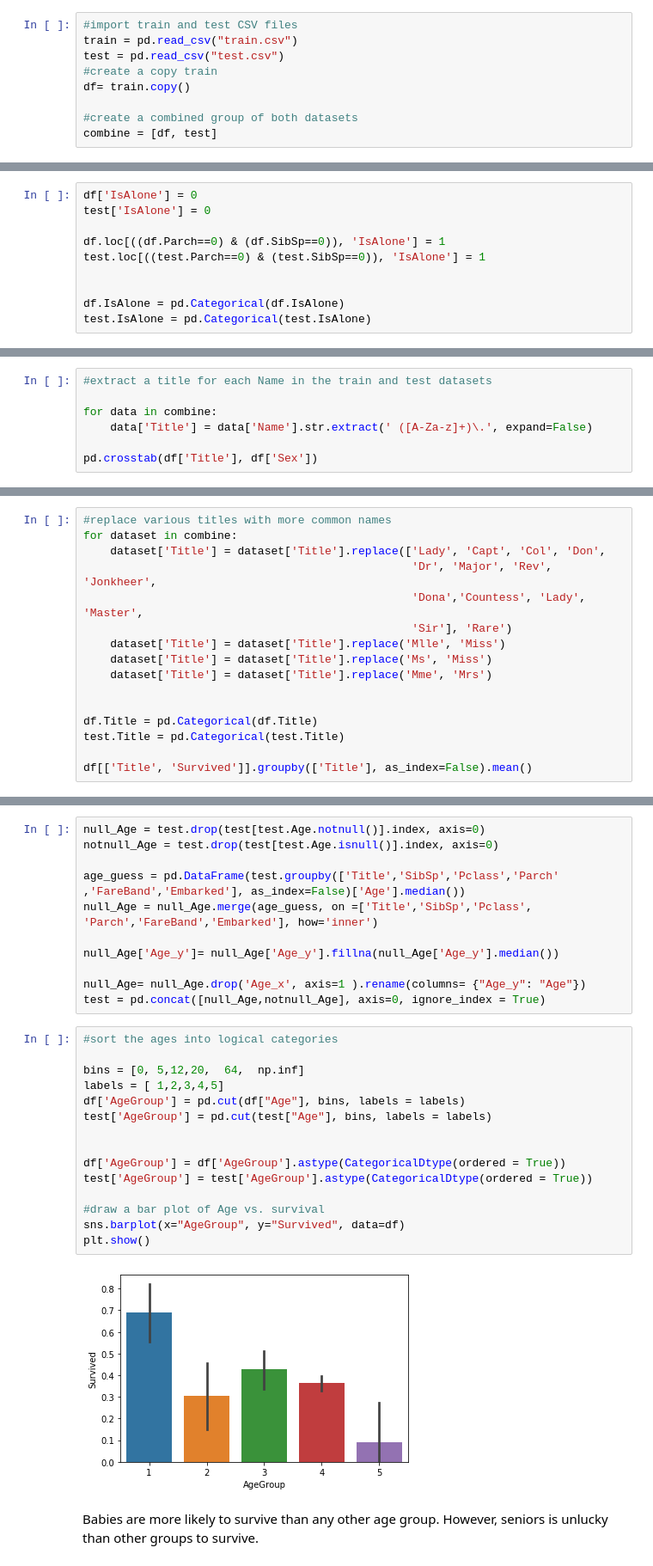
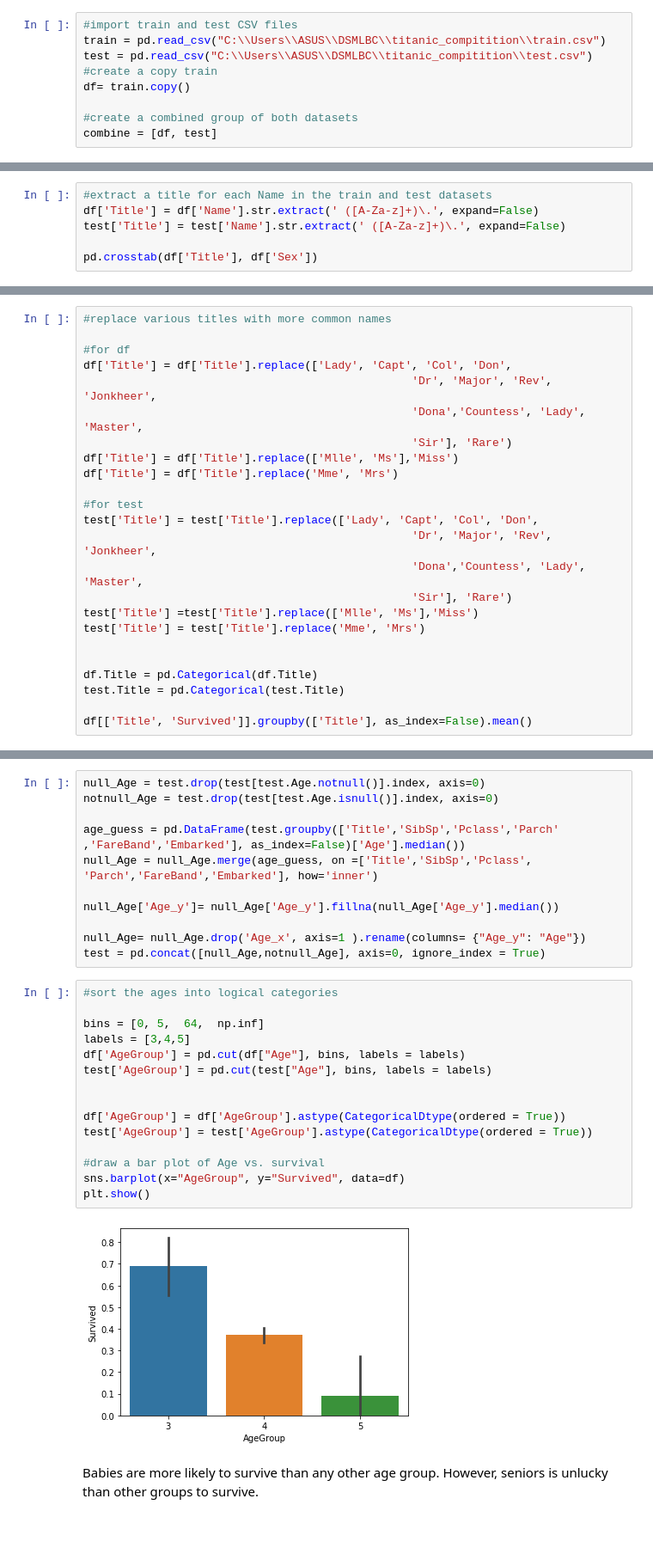
Before and after one commit to MOzanInal/Applying-ANN-Algorithm-on-Titanic-Dataset, a Jupyter notebook: titanic_workbook_V2.ipynb, the cells around one changed output, grey strips where cells are left out. Shown: that part at 86% size. Drawn from its saved outputs; the diff is of its cells as text; blank space fills up the shorter version.

```diff
--- a/titanic_workbook_V2.ipynb
+++ b/titanic_workbook_V2.ipynb
@@ -21,8 +21,8 @@ from sklearn.model_selection import train_test_split, GridSearchCV
 ### 2) Read in and Explore the Data
 # %%
 #import train and test CSV files
-train = pd.read_csv("train.csv")
-test = pd.read_csv("test.csv")
+train = pd.read_csv("C:\\Users\\ASUS\\DSMLBC\\titanic_compitition\\train.csv")
+test = pd.read_csv("C:\\Users\\ASUS\\DSMLBC\\titanic_compitition\\test.csv")
 #create a copy train
 df= train.copy()
 
@@ -414,20 +390,9 @@ Name: Fare, dtype: float64
-# %%
-df['IsAlone'] = 0
-test['IsAlone'] = 0
-
-df.loc[((df.Parch==0) & (df.SibSp==0)), 'IsAlone'] = 1
-test.loc[((test.Parch==0) & (test.SibSp==0)), 'IsAlone'] = 1
-
-
-df.IsAlone = pd.Categorical(df.IsAlone)
-test.IsAlone = pd.Categorical(test.IsAlone)
 # %% [markdown]
 #### Title Feature
 # %%
 #extract a title for each Name in the train and test datasets
-
-for data in combine:
-    data['Title'] = data['Name'].str.extract(' ([A-Za-z]+)\.', expand=False)
+df['Title'] = df['Name'].str.extract(' ([A-Za-z]+)\.', expand=False)
+test['Title'] = test['Name'].str.extract(' ([A-Za-z]+)\.', expand=False)
 
 pd.crosstab(df['Title'], df['Sex'])
 # %% [output]
@@ -452,14 +417,22 @@ pd.crosstab(df['Title'], df['Sex'])
 | Sir | 0 | 1 |
 # %%
 #replace various titles with more common names
-for dataset in combine:
-    dataset['Title'] = dataset['Title'].replace(['Lady', 'Capt', 'Col', 'Don',
+
+#for df
+df['Title'] = df['Title'].replace(['Lady', 'Capt', 'Col', 'Don',
                                                  'Dr', 'Major', 'Rev', 'Jonkheer',
                                                  'Dona','Countess', 'Lady', 'Master',
                                                  'Sir'], 'Rare')
-    dataset['Title'] = dataset['Title'].replace('Mlle', 'Miss')
-    dataset['Title'] = dataset['Title'].replace('Ms', 'Miss')
-    dataset['Title'] = dataset['Title'].replace('Mme', 'Mrs')
+df['Title'] = df['Title'].replace(['Mlle', 'Ms'],'Miss')
+df['Title'] = df['Title'].replace('Mme', 'Mrs')
+
+#for test
+test['Title'] = test['Title'].replace(['Lady', 'Capt', 'Col', 'Don',
+                                                 'Dr', 'Major', 'Rev', 'Jonkheer',
+                                                 'Dona','Countess', 'Lady', 'Master',
+                                                 'Sir'], 'Rare')
+test['Title'] =test['Title'].replace(['Mlle', 'Ms'],'Miss')
+test['Title'] = test['Title'].replace('Mme', 'Mrs')
 
 
 df.Title = pd.Categorical(df.Title)
@@ -520,20 +508,20 @@ test = pd.concat([null_Age,notnull_Age], axis=0, ignore_index = True)
 # %%
 #sort the ages into logical categories
 
-bins = [0, 5,12,20,  64,  np.inf]
-labels = [ 1,2,3,4,5]
+bins = [0, 5,  64,  np.inf]
+labels = [3,4,5]
 df['AgeGroup'] = pd.cut(df["Age"], bins, labels = labels)
 test['AgeGroup'] = pd.cut(test["Age"], bins, labels = labels)
 
 
 df['AgeGroup'] = df['AgeGroup'].astype(CategoricalDtype(ordered = True))
 test['AgeGroup'] = test['AgeGroup'].astype(CategoricalDtype(ordered = True))
 
 #draw a bar plot of Age vs. survival
 sns.barplot(x="AgeGroup", y="Survived", data=df)
 plt.show()
 # %% [output]
-[figure, old version]
+[figure, new version]
 # %% [markdown]
 Babies are more likely to survive than any other age group. However, seniors is unlucky than other groups to survive.
 # %% [markdown]
```
Also changed, not shown: parts of 21 cells of this notebook.
